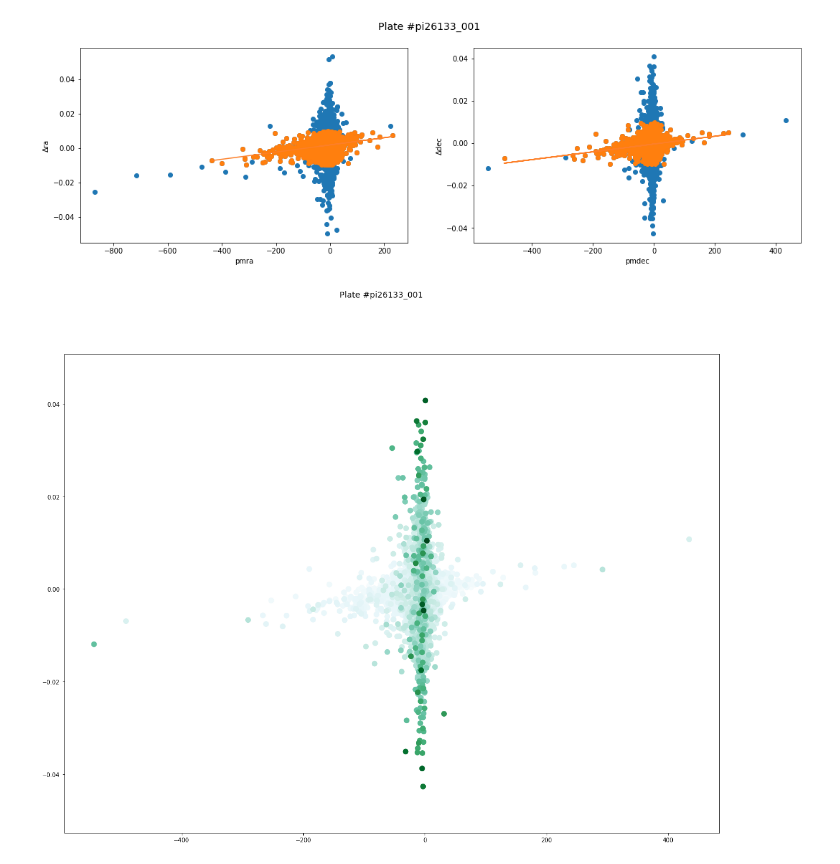
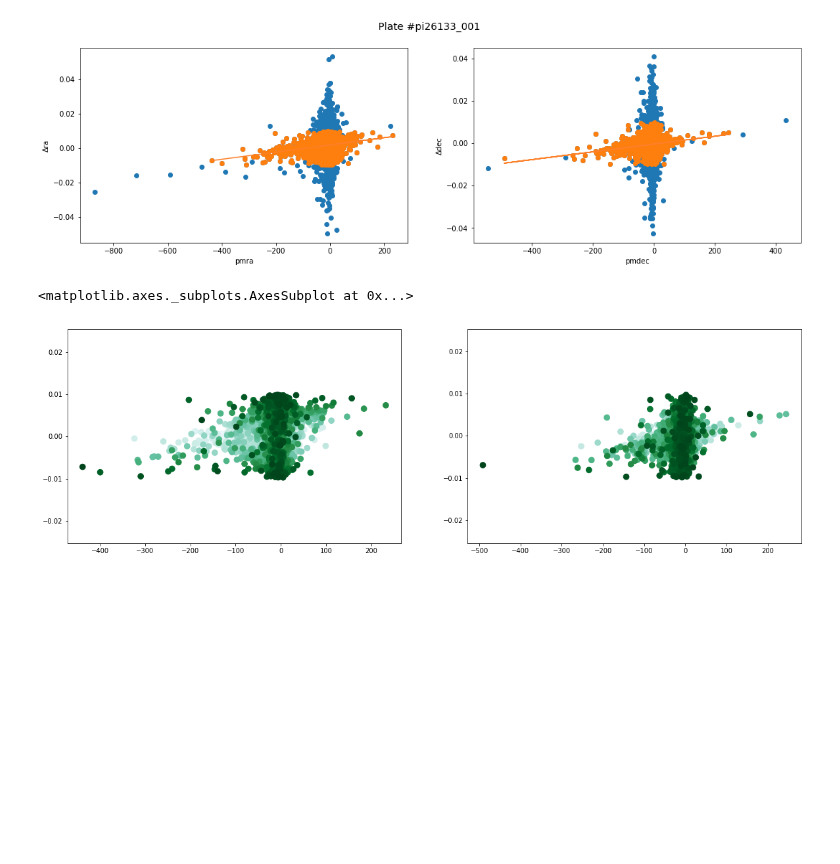
Before and after one commit to oliang2000/yerkes-plate-digitization, a Jupyter notebook: APT.ipynb, the cells around one changed output. Drawn from its saved outputs; the diff is of its cells as text; code cells hidden in the pictures; blank space fills up the shorter version.

```diff
--- a/APT.ipynb
+++ b/APT.ipynb
@@ -23,7 +35,12 @@ Created TAP+ (v1.0.1) - Connection:
 # %%
 #gaia query
+query = "SELECT ALL gaia_source.source_id,gaia_source.ra,gaia_source.dec,\
+gaia_source.pmra,gaia_source.pmdec,gaia_source.phot_bp_mean_mag FROM gaiadr2.gaia_source WHERE CONTAINS\
+(POINT('ICRS',gaiadr2.gaia_source.ra,gaiadr2.gaia_source.dec),BOX('ICRS'," +\
+str((df_apt['CentroidRA'].min()+df_apt['CentroidRA'].max())/2)+","+\
+str((df_apt['CentroidDec'].min()+df_apt['CentroidDec'].max())/2)+","+\
+str((df_apt['CentroidRA'].max()-df_apt['CentroidRA'].min()))+","+\
+str((df_apt['CentroidDec'].max()-df_apt['CentroidDec'].min()))+"))=1 AND \
+(gaiadr2.gaia_source.phot_bp_mean_mag<=15)" #20
 
-job = Gaia.launch_job_async("SELECT ALL gaia_source.source_id,gaia_source.ra,gaia_source.dec,\
-gaia_source.pmra,gaia_source.pmdec,gaia_source.phot_bp_mean_mag FROM gaiadr2.gaia_source WHERE CONTAINS\
-(POINT('ICRS',gaiadr2.gaia_source.ra,gaiadr2.gaia_source.dec),CIRCLE('ICRS',181.660,49.380,19))=1 AND \
-(gaiadr2.gaia_source.phot_bp_mean_mag<=20)")
+job = Gaia.launch_job_async(query)
@@ -104,8 +105,8 @@ while m < len(df_apt):
                     'Magnitude': df_apt['Magnitude'][m],\
                     'diff': dist[m][n]
                    }, ignore_index=True)
-    if m == int(round(len(df_apt)/10)):
-        print(u"\u2588")
+    #if m == int(round(len(df_apt)/10)):
+    #    print(u"\u2588")
     m+=1
 
 sns.distplot(df['diff']).set_title('Distribution of difference in match')
@@ -230,13 +231,16 @@ p_scatter(df, df_filtered, 'pmdec', 'Δdec', lr2 = True)
 # %% [output]
 [figure]
 # %%
-df_na = df.dropna().reset_index(drop=True)#for regression
-fig = plt.figure(figsize=(20,15))#graph size
-title = fig.suptitle("Plate #pi26133_001", fontsize=14)
+df_na = df_filtered.dropna().reset_index(drop=True)#for regression
+fig = plt.figure(figsize=(20,6))#graph size
 
-points = plt.scatter(df_na["pmdec"], df_na["Δdec"], c=df_na["diff"], s=75, cmap="BuGn")
-axes = plt.gca()
-#axes.set_ylim([-0.012, 0.012])
-#sns.regplot('pmra','Δra',c = 'diff_mag',data=df_filtered).set_title('pmra')
+ax1 = fig.add_subplot(1,2,1)
+plt.scatter(df_na["pmra"], df_na["Δra"], c=df_na["diff"], s=75, cmap="BuGn")
+plt.gca()
+
+ax2 = fig.add_subplot(1,2,2)
+plt.scatter(df_na["pmdec"], df_na["Δdec"], c=df_na["diff"], s=75, cmap="BuGn")
+plt.gca()
 # %% [output]
+<matplotlib.axes._subplots.AxesSubplot at 0x...>
-[figure, old version]
+[figure, new version]
```
Also changed, not shown: parts of 4 cells of this notebook.
